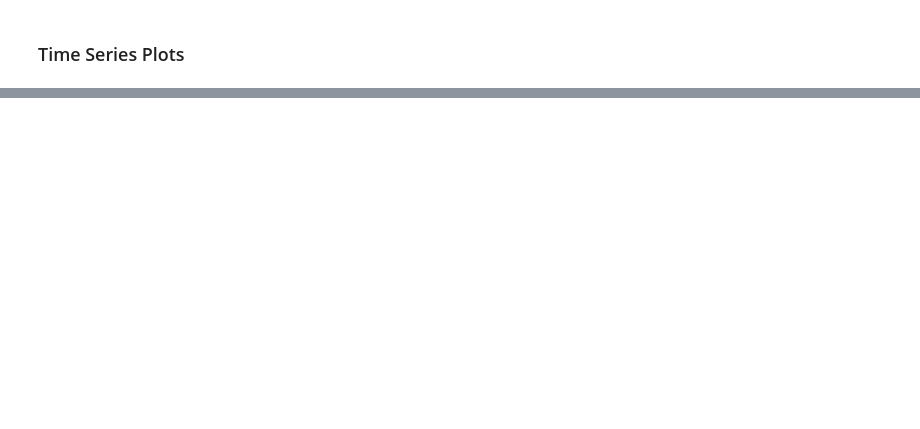
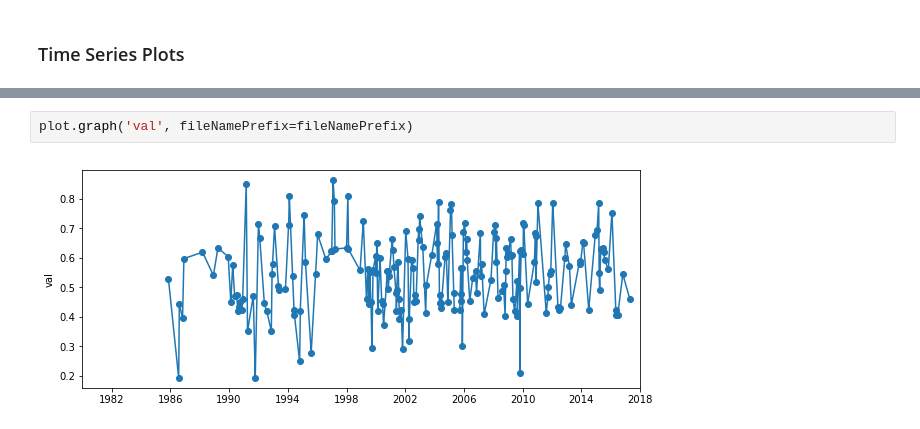
Before and after one commit to samsammurphy/ee-atmcorr-timeseries, a Jupyter notebook: jupyter_notebooks/lakes.ipynb, the cells around one changed output, grey strips where cells are left out. Cells and saved outputs as stored; diff of their text form; blank space fills up the shorter version.

```diff
--- a/jupyter_notebooks/lakes.ipynb
+++ b/jupyter_notebooks/lakes.ipynb
@@ -160,0 +199,4 @@ fileID: LC81860562013365LGN00
+# %%
+plot.graph('val', fileNamePrefix=fileNamePrefix)
+# %% [output]
+[figure, added]
```
Also changed, not shown: parts of 36 cells of this notebook.
